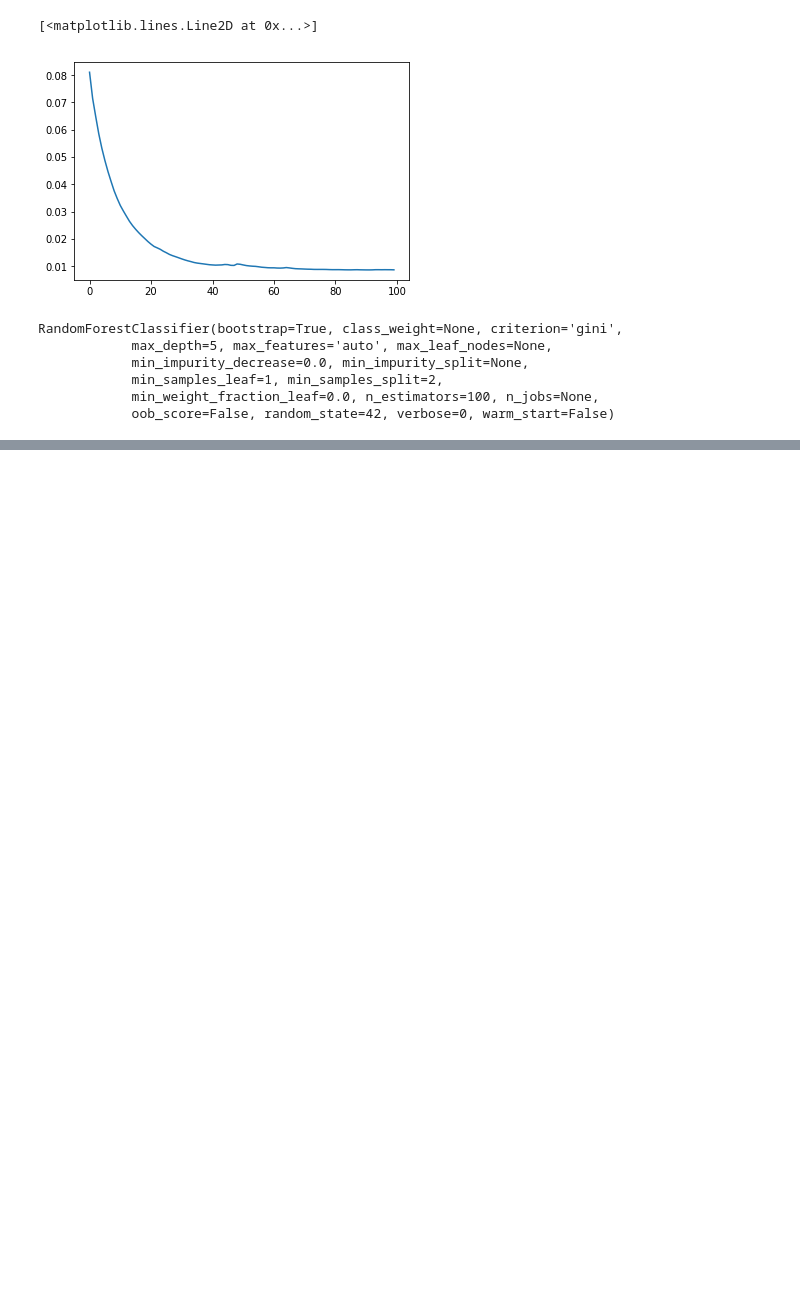
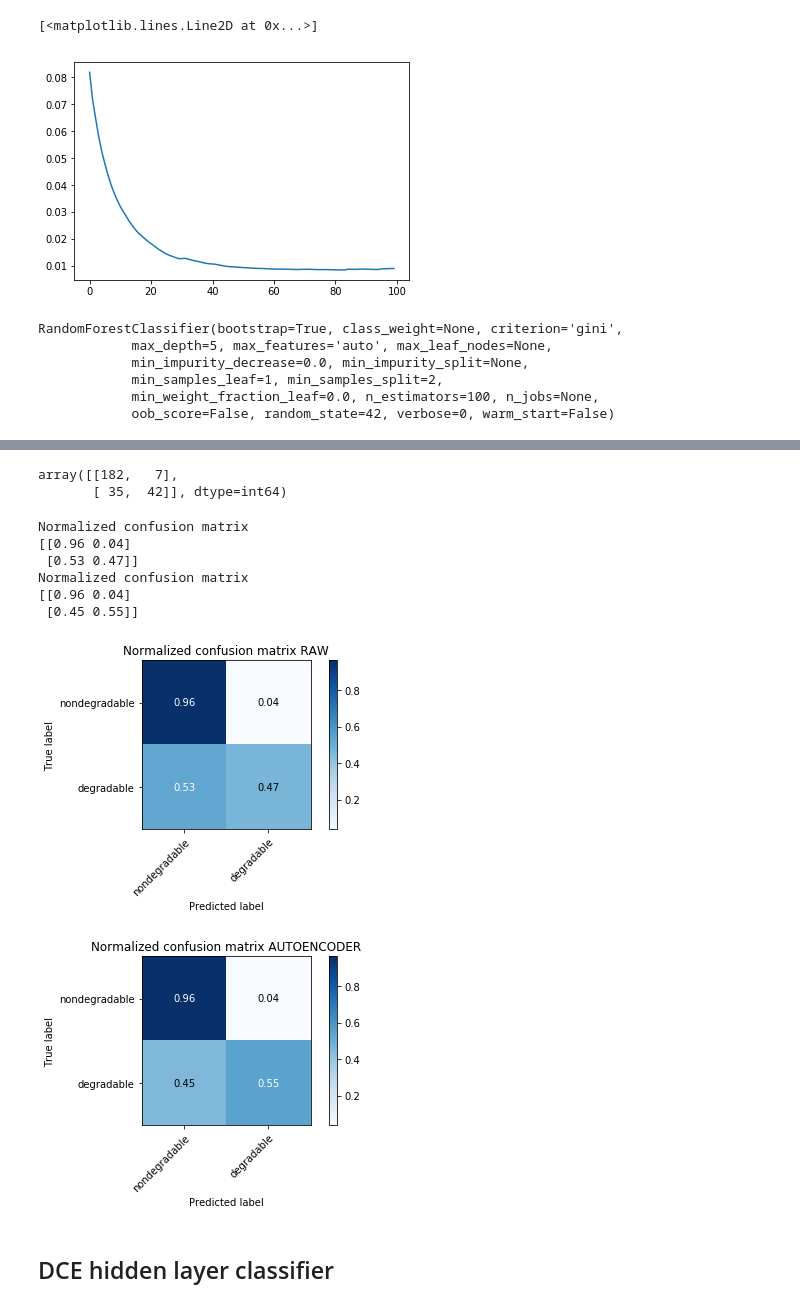
Before and after one commit to chembed/DeepChEmbed, a Jupyter notebook: deepchembed/notebook_scripts/supervised_classifier.ipynb, the cells around one changed output, grey strips where cells are left out. Drawn from its saved outputs; the diff is of its cells as text; code cells hidden in the pictures; blank space fills up the shorter version.

```diff
--- a/deepchembed/notebook_scripts/supervised_classifier.ipynb
+++ b/deepchembed/notebook_scripts/supervised_classifier.ipynb
@@ -56,9 +56,3 @@ RandomForestClassifier(bootstrap=True, class_weight=None, criterion='gini',
             oob_score=False, random_state=42, verbose=0, warm_start=False)
 # %%
 y_pred=clf.predict(X_test)
-# %%
-fig, ax=plt.subplots(1,2,figsize=(16,5))
-utilities.tsne_2d_visulization(X_test, y_test, ax=ax[0], verbose=0)
-utilities.tsne_2d_visulization(X_test, y_pred, ax=ax[1], verbose=0)
-ax[0].set_title('Testing raw fingerprint, true label')
-ax[1].set_title('Testing raw fingerprint, predicted label')
@@ -161,9 +156,3 @@ RandomForestClassifier(bootstrap=True, class_weight=None, criterion='gini',
             oob_score=False, random_state=42, verbose=0, warm_start=False)
 # %%
 y_pred_ae=clf_ae.predict(X_test_hid)
-# %%
-fig, ax=plt.subplots(1,2,figsize=(16,5))
-utilities.tsne_2d_visulization(X_test_hid, y_test_ae, ax=ax[0], verbose=0)
-utilities.tsne_2d_visulization(X_test_hid, y_pred_ae, ax=ax[1], verbose=0)
-ax[0].set_title('Testing autoencoded fingerprint, true label')
-ax[1].set_title('Testing autoencoded fingerprint, predicted label')
@@ -188,0 +173,5 @@ log_loss(y_test_ae, clf_ae.predict_proba(X_test_hid), normalize=True, labels=y_t
+# %%
+confusion_matrix(y_test_ae, y_pred_ae, labels=None, sample_weight=None)
+# %% [output]
+array([[182,   7],
+       [ 35,  42]], dtype=int64)
@@ -188,0 +233,25 @@ log_loss(y_test_ae, clf_ae.predict_proba(X_test_hid), normalize=True, labels=y_t
+# %%
+class_names = np.array(["nondegradable", "degradable"])
+# %%
+np.set_printoptions(precision=2)
+
+# Plot normalized confusion matrix
+plot_confusion_matrix(y_test, y_pred2, classes=class_names, normalize=True,
+                      title='Normalized confusion matrix RAW')
+
+
+plot_confusion_matrix(y_test, y_pred_ae, classes=class_names, normalize=True,
+                      title='Normalized confusion matrix AUTOENCODER')
+
+plt.show()
+# %% [output]
+Normalized confusion matrix
+[[0.96 0.04]
+ [0.53 0.47]]
+Normalized confusion matrix
+[[0.96 0.04]
+ [0.45 0.55]]
+[figure, added]
+[figure, added]
+# %% [markdown]
+## DCE hidden layer classifier
```
Also changed, not shown: parts of 22 cells of this notebook.
